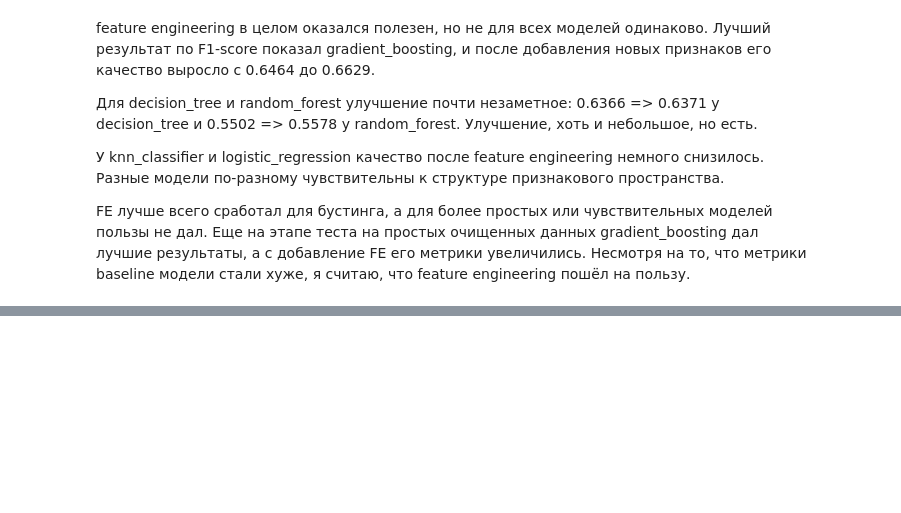
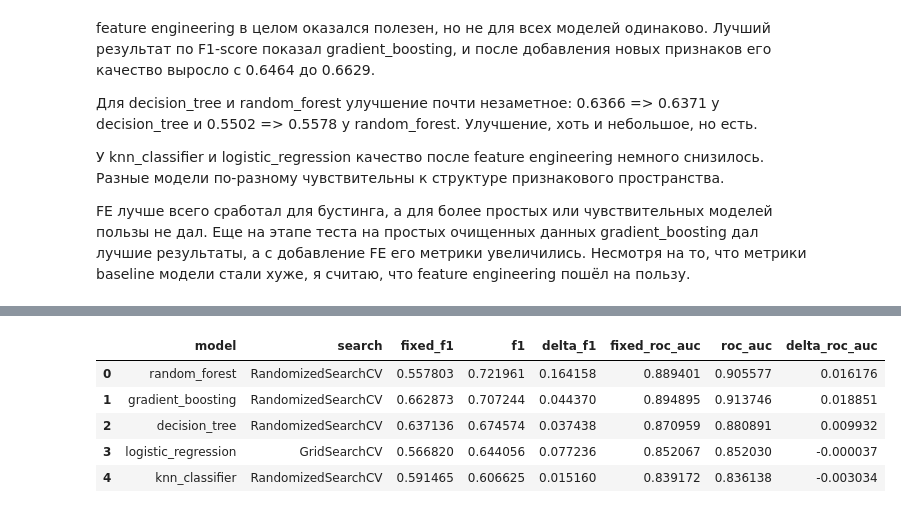
Before and after one commit to hsemlcourse/hseml-group-project-ruf019, a Jupyter notebook: notebooks/03_experiments.ipynb, the cells around one changed output, grey strips where cells are left out. Saved outputs shown, nothing was run; the diff lists cells and outputs as text; code cells hidden in the pictures; blank space fills up the shorter version.

```diff
--- a/notebooks/03_experiments.ipynb
+++ b/notebooks/03_experiments.ipynb
@@ -172,0 +354,31 @@ MODEL_PATH, METRICS_PATH
+# %%
+fixed_f1 = fe_results.set_index('model')['f1']
+fixed_roc_auc = fe_results.set_index('model')['roc_auc']
+
+model_comparison_after_tuning = tuned_results.copy()
+model_comparison_after_tuning['fixed_f1'] = model_comparison_after_tuning['model'].map(fixed_f1)
+model_comparison_after_tuning['delta_f1'] = model_comparison_after_tuning['f1'] - model_comparison_after_tuning['fixed_f1']
+model_comparison_after_tuning['fixed_roc_auc'] = model_comparison_after_tuning['model'].map(fixed_roc_auc)
+model_comparison_after_tuning['delta_roc_auc'] = model_comparison_after_tuning['roc_auc'] - model_comparison_after_tuning['fixed_roc_auc']
+
+model_comparison_after_tuning_display = model_comparison_after_tuning[
+    [
+        'model',
+        'search',
+        'fixed_f1',
+        'f1',
+        'delta_f1',
+        'fixed_roc_auc',
+        'roc_auc',
+        'delta_roc_auc',
+    ]
+].sort_values('f1', ascending=False).reset_index(drop=True)
+
+model_comparison_after_tuning_display
+# %% [output]
+|  | model | search | fixed_f1 | f1 | delta_f1 | fixed_roc_auc | roc_auc | delta_roc_auc |
+| 0 | random_forest | RandomizedSearchCV | 0.557803 | 0.721961 | 0.164158 | 0.889401 | 0.905577 | 0.016176 |
+| 1 | gradient_boosting | RandomizedSearchCV | 0.662873 | 0.707244 | 0.044370 | 0.894895 | 0.913746 | 0.018851 |
+| 2 | decision_tree | RandomizedSearchCV | 0.637136 | 0.674574 | 0.037438 | 0.870959 | 0.880891 | 0.009932 |
+| 3 | logistic_regression | GridSearchCV | 0.566820 | 0.644056 | 0.077236 | 0.852067 | 0.852030 | -0.000037 |
+| 4 | knn_classifier | RandomizedSearchCV | 0.591465 | 0.606625 | 0.015160 | 0.839172 | 0.836138 | -0.003034 |
```
Also changed, not shown: parts of 23 cells of this notebook, 1 other file.
